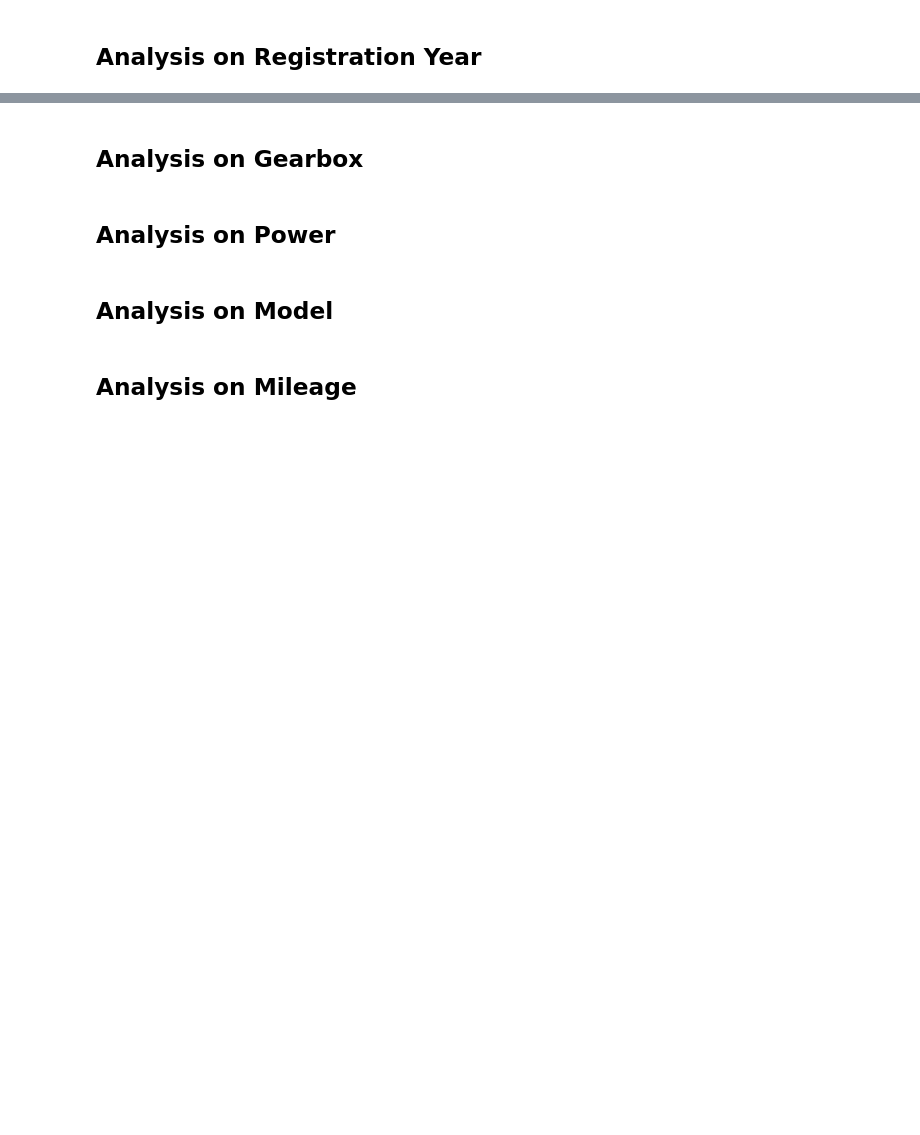
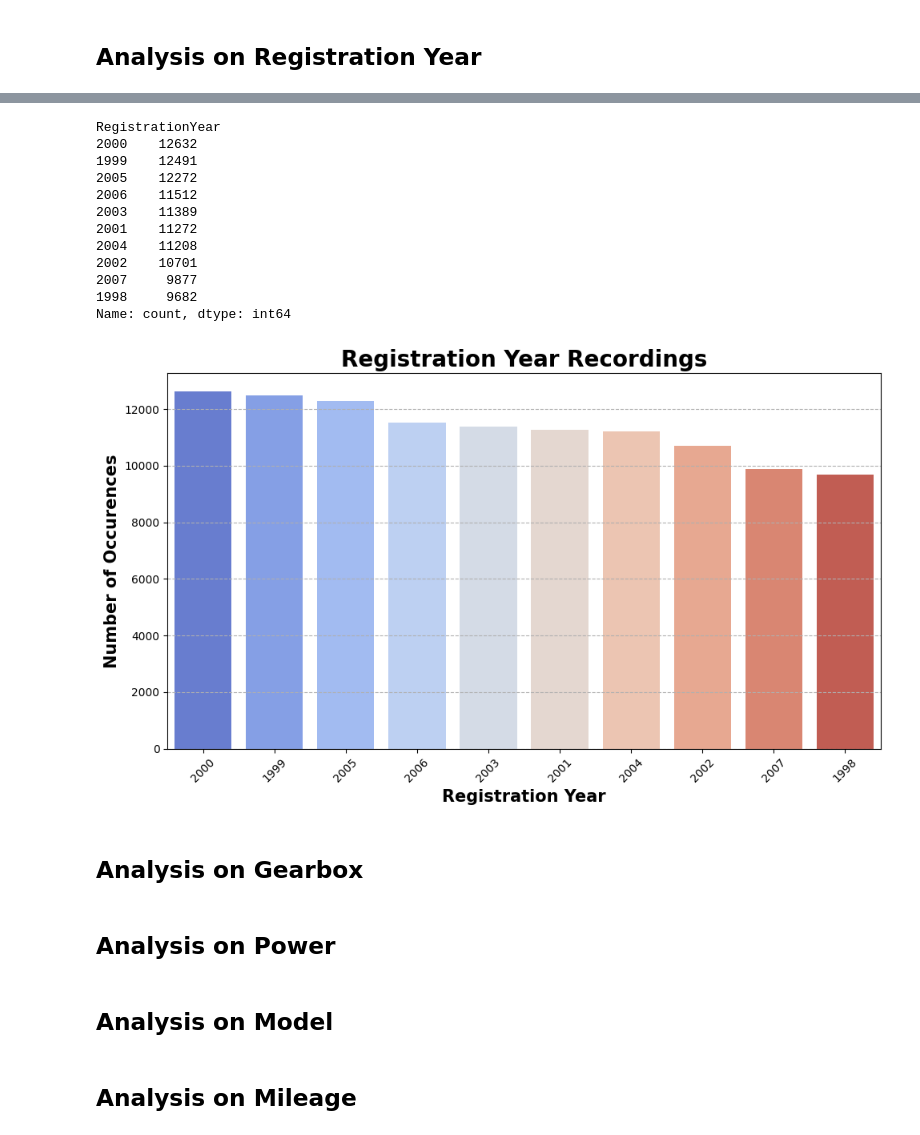
Before and after one commit to T4nT4n/sprint12, a Jupyter notebook: sprint_12_project.ipynb, the cells around one changed output, grey strips where cells are left out. Saved outputs shown, nothing was run; the diff lists cells and outputs as text; code cells hidden in the pictures; blank space fills up the shorter version.

```diff
--- a/sprint_12_project.ipynb
+++ b/sprint_12_project.ipynb
@@ -1085,3 +1135,36 @@ plt.show()
+# %%
+#Top 10 values
+registration_year_top_10 = X_train['RegistrationYear'].value_counts(ascending = False).nlargest(10)
+print(registration_year_top_10)
+
+#Figure
+plt.figure(figsize=(10,6))
+sns.barplot(x=registration_year_top_10.index.astype(str), y=registration_year_top_10.values, palette='coolwarm', hue=registration_year_top_10.index.astype(str), alpha = 1)
+
+#Figure specs
+plt.title("Registration Year Recordings", fontsize = 20, fontweight = 'bold')
+plt.xlabel("Registration Year", fontsize = 15, fontweight ='bold')
+plt.xticks(rotation = 45)
+plt.ylabel("Number of Occurences", fontsize = 15, fontweight = 'bold')
+plt.grid(axis='y', linestyle='--', alpha = 1)
+
+#Results
+plt.tight_layout()
+plt.show()
+# %% [output]
+RegistrationYear
+2000    12632
+1999    12491
+2005    12272
+2006    11512
+2003    11389
+2001    11272
+2004    11208
+2002    10701
+2007     9877
+1998     9682
+Name: count, dtype: int64
+[figure, added]
 # %% [markdown]
 ## Analysis on Gearbox
 # %% [markdown]
```
Also changed, not shown: parts of 4 cells of this notebook.
